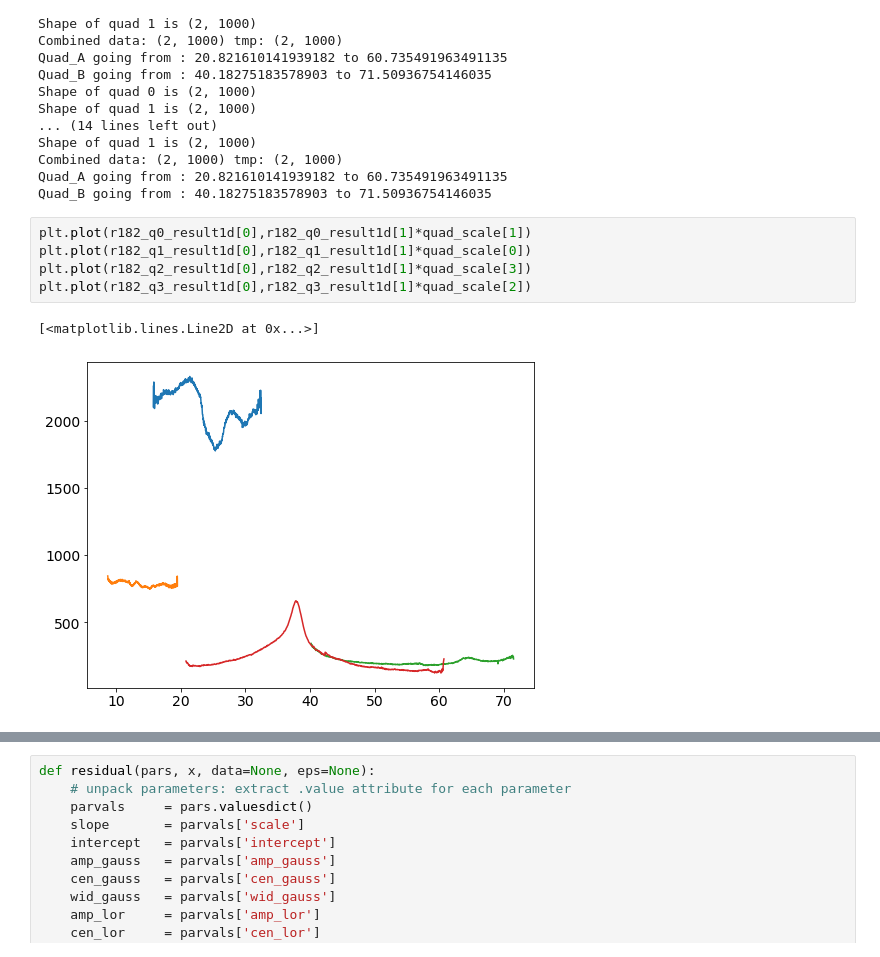
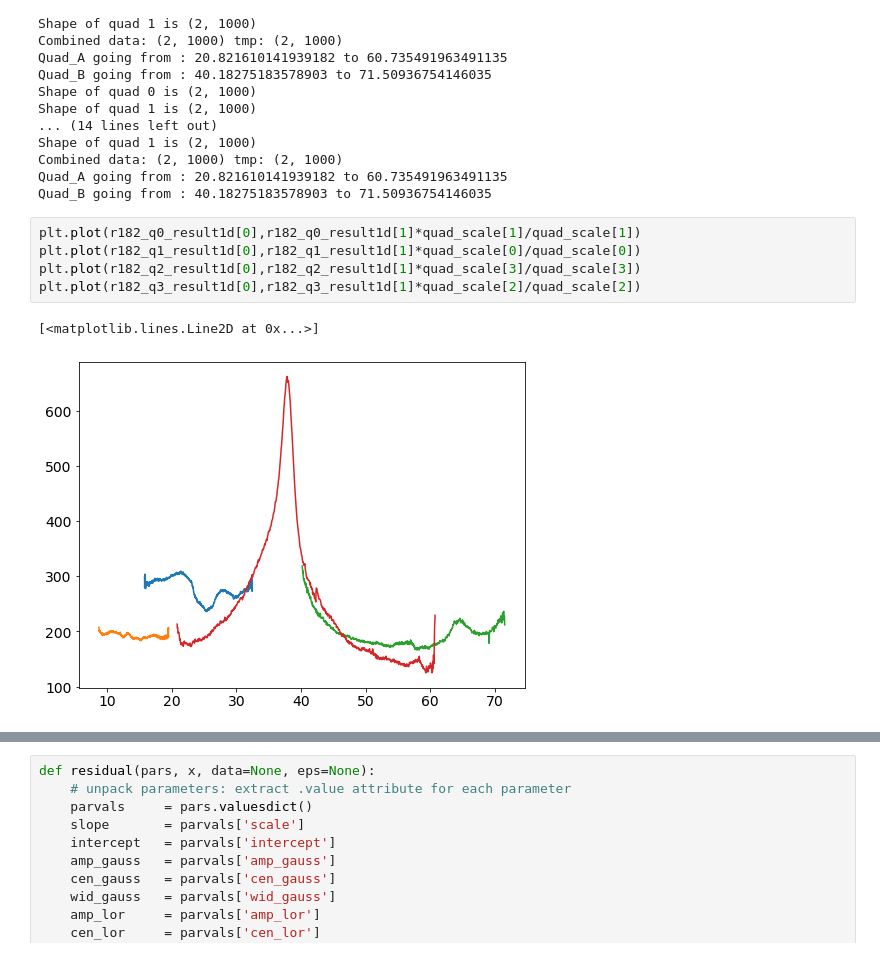
Before and after one commit to HeuserB/PhD_Thesis, a Jupyter notebook: notebooks/diamond_formation_LW03/diamond_formation.ipynb, the cells around one changed output, grey strips where cells are left out. Saved outputs shown, nothing was run; the diff lists cells and outputs as text.

```diff
--- a/notebooks/diamond_formation_LW03/diamond_formation.ipynb
+++ b/notebooks/diamond_formation_LW03/diamond_formation.ipynb
@@ -164,13 +165,13 @@ Combined data: (2, 1000) tmp: (2, 1000)
 Quad_A going from : 20.821610141939182 to 60.735491963491135
 Quad_B going from : 40.18275183578903 to 71.50936754146035
 # %%
-plt.plot(r182_q0_result1d[0],r182_q0_result1d[1]*quad_scale[1])
-plt.plot(r182_q1_result1d[0],r182_q1_result1d[1]*quad_scale[0])
-plt.plot(r182_q2_result1d[0],r182_q2_result1d[1]*quad_scale[3])
-plt.plot(r182_q3_result1d[0],r182_q3_result1d[1]*quad_scale[2])
+plt.plot(r182_q0_result1d[0],r182_q0_result1d[1]*quad_scale[1]/quad_scale[1])
+plt.plot(r182_q1_result1d[0],r182_q1_result1d[1]*quad_scale[0]/quad_scale[0])
+plt.plot(r182_q2_result1d[0],r182_q2_result1d[1]*quad_scale[3]/quad_scale[3])
+plt.plot(r182_q3_result1d[0],r182_q3_result1d[1]*quad_scale[2]/quad_scale[2])
 # %% [output]
 [<matplotlib.lines.Line2D at 0x...>]
-[figure, old version]
+[figure, new version]
 # %%
 run_182 = integrate1d(182,3,dir_data,poni_file_q3,q3_mask)
 file_name = 'tmp.xy'
```
Also changed, not shown: parts of 11 cells of this notebook, 1 other file.
